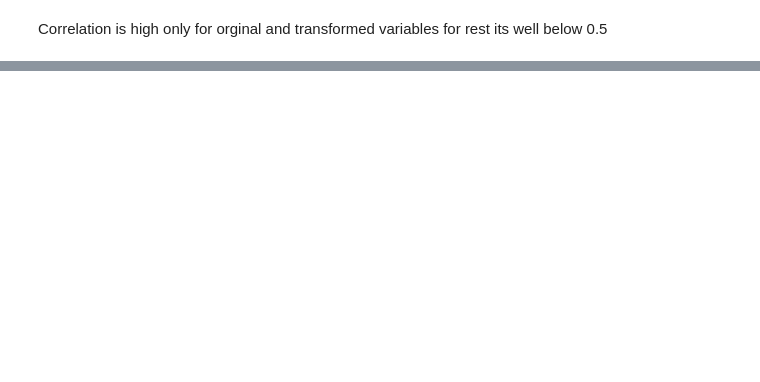
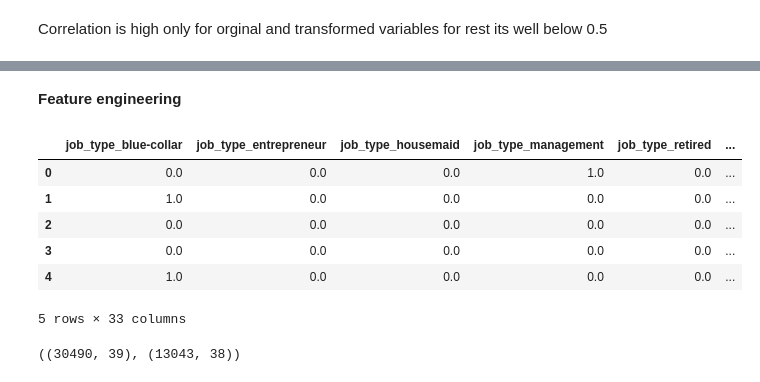
Before and after one commit to vicgpt/Campaign-Outcome-Prediction, a Jupyter notebook: eda/data_exploration.ipynb, the cells around one changed output, grey strips where cells are left out. Saved outputs shown, nothing was run; the diff lists cells and outputs as text; code cells hidden in the pictures; blank space fills up the shorter version.

```diff
--- a/eda/data_exploration.ipynb
+++ b/eda/data_exploration.ipynb
@@ -579,0 +608,15 @@ Feature -
+# %%
+for col in cols_for_bivariate:
+    if train[col].dtype in ['float64', 'int64']:
+        plt.figure()
+        plt.title('Boxplot of ' + col + ' with ' + y_col)
+        sns.boxplot(y=train[col], x=train[y_col])
+        plt.show()
+    else:
+        grp = train.pivot_table(index=col, columns=y_col, values='id', aggfunc='count', margins='True')
+        grp[0] /= grp['All']
+        grp[1] /= grp['All']
+        plt.figure()
+        plt.title('Boxplot of ' + col + ' with ' + y_col)
+        sns.heatmap(grp[[0, 1]], cmap='RdYlGn', annot=True, cbar=False)
+        plt.show()
@@ -579,0 +650,37 @@ Feature -
+# %% [markdown]
+**Feature engineering**
+# %%
+# one hot encoding
+from sklearn.preprocessing import OneHotEncoder
+ohe = OneHotEncoder(drop='first')
+
+# getting categorical/numeric features for OHE
+cat_cols = [col for col in cols_for_bivariate if train[col].dtype == 'object']
+num_cols = [col for col in cols_for_bivariate if train[col].dtype != 'object']
+ohe.fit(train[cat_cols])
+
+# transforming ohe in train and test
+train_t = pd.concat([
+    pd.DataFrame(ohe.transform(train[cat_cols]).toarray(), columns=ohe.get_feature_names_out()),
+    train[num_cols]],
+    axis=1)
+train_t[y_col] = train[y_col]
+
+test_t = pd.concat([
+    pd.DataFrame(ohe.transform(test[cat_cols]).toarray(), columns=ohe.get_feature_names_out()),
+    test[num_cols]],
+    axis=1)
+
+# assertion check
+assert train_t.isna().sum().sum() == 0
+assert test_t.isna().sum().sum() == 0
+# %%
+train_t.head()
+# %% [output]
+|  | job_type_blue-collar | job_type_entrepreneur | job_type_housemaid | job_type_management | job_type_retired | ... |
+| 0 | 0.0 | 0.0 | 0.0 | 1.0 | 0.0 | ... |
+| 1 | 1.0 | 0.0 | 0.0 | 0.0 | 0.0 | ... |
+| 2 | 0.0 | 0.0 | 0.0 | 0.0 | 0.0 | ... |
+| 3 | 0.0 | 0.0 | 0.0 | 0.0 | 0.0 | ... |
+| 4 | 1.0 | 0.0 | 0.0 | 0.0 | 0.0 | ... |
+5 rows × 33 columns
@@ -579,0 +708,4 @@ Feature -
+# %%
+train_t.shape, test_t.shape
+# %% [output]
+((30490, 39), (13043, 38))
```
Also changed, not shown: parts of 28 cells of this notebook, 2 other files.
